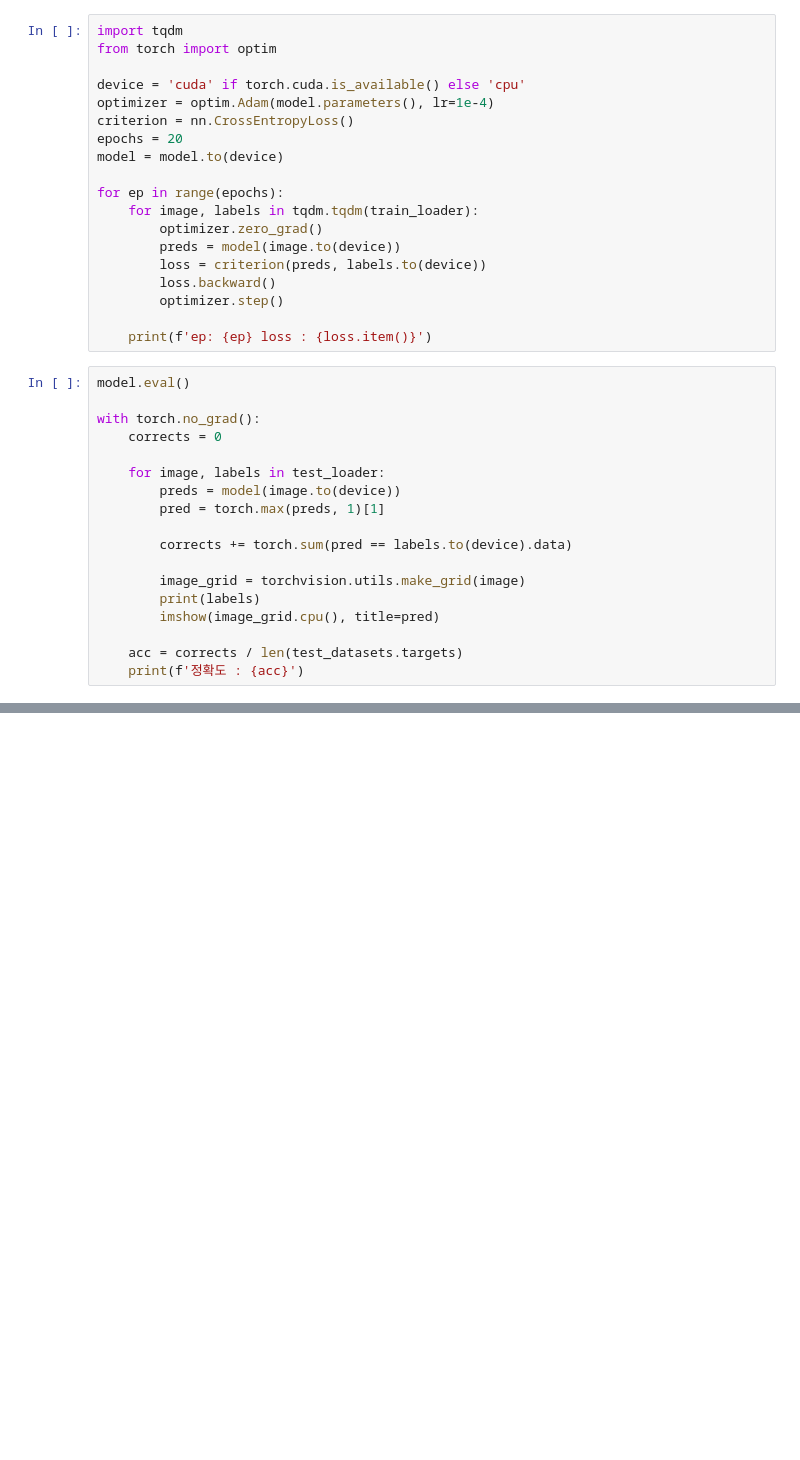
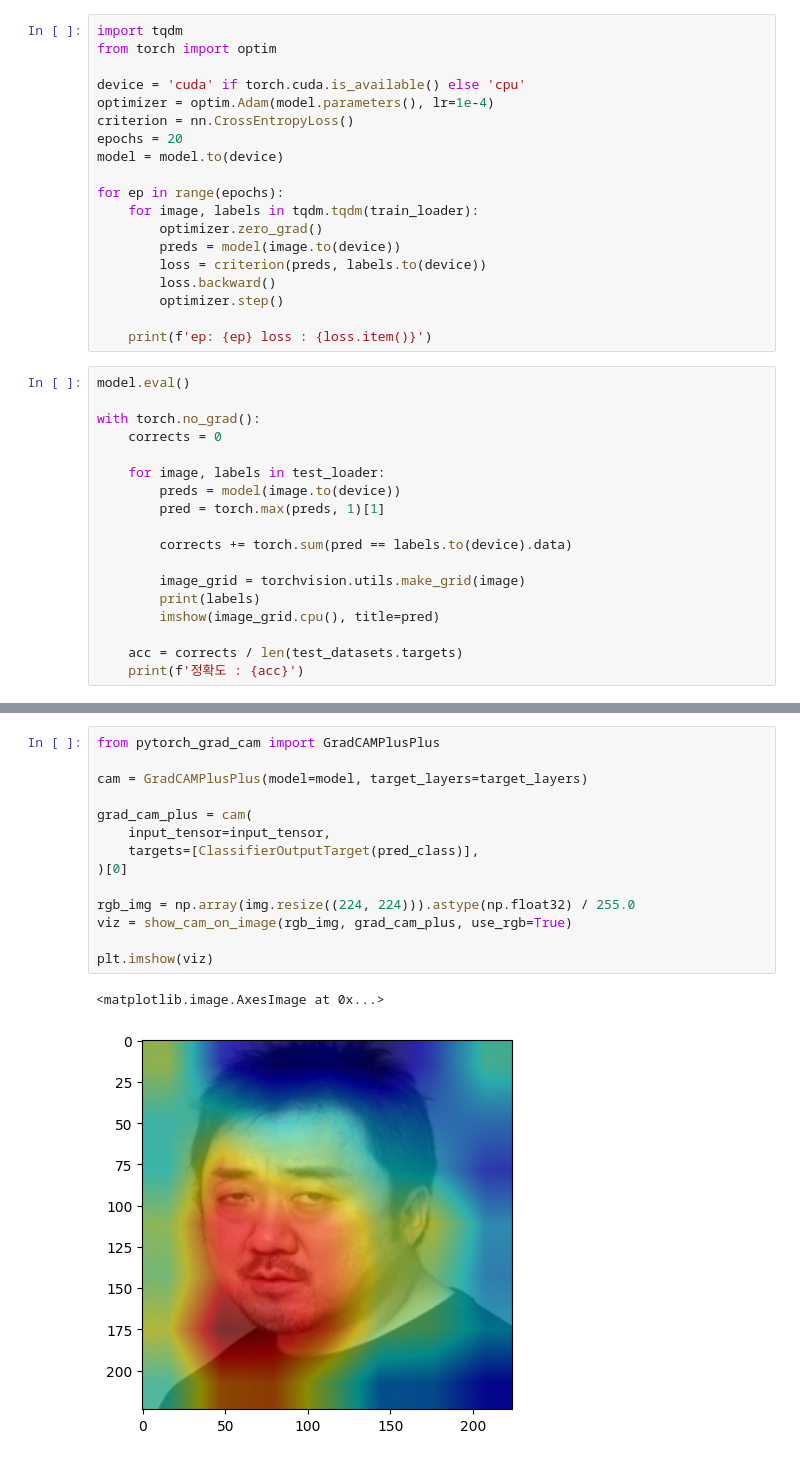
Before and after one commit to kyungpyokim/dl-practice, a Jupyter notebook: notebook/lecture_practice/fine_tuning.ipynb, the cells around one changed output, grey strips where cells are left out. Saved outputs shown, nothing was run; the diff lists cells and outputs as text; blank space fills up the shorter version.

```diff
--- a/notebook/lecture_practice/fine_tuning.ipynb
+++ b/notebook/lecture_practice/fine_tuning.ipynb
@@ -253,0 +330,17 @@ torch.cuda.is_available()
+# %%
+from pytorch_grad_cam import GradCAMPlusPlus
+
+cam = GradCAMPlusPlus(model=model, target_layers=target_layers)
+
+grad_cam_plus = cam(
+    input_tensor=input_tensor,
+    targets=[ClassifierOutputTarget(pred_class)],
+)[0]
+
+rgb_img = np.array(img.resize((224, 224))).astype(np.float32) / 255.0
+viz = show_cam_on_image(rgb_img, grad_cam_plus, use_rgb=True)
+
+plt.imshow(viz)
+# %% [output]
+<matplotlib.image.AxesImage at 0x...>
+[figure, added]
```
Also changed, not shown: parts of 8 cells of this notebook.
